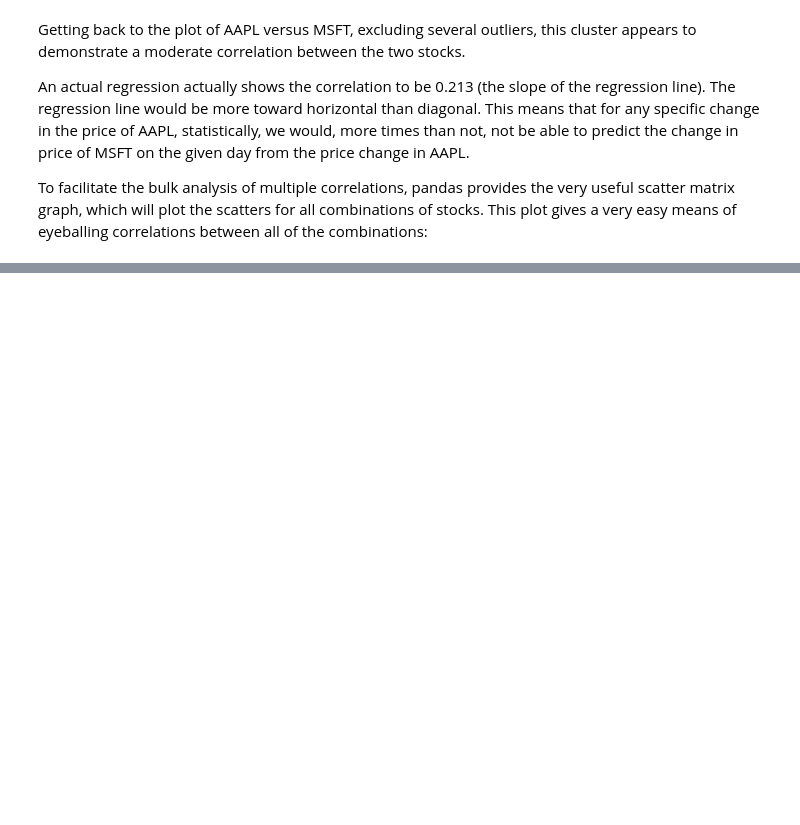
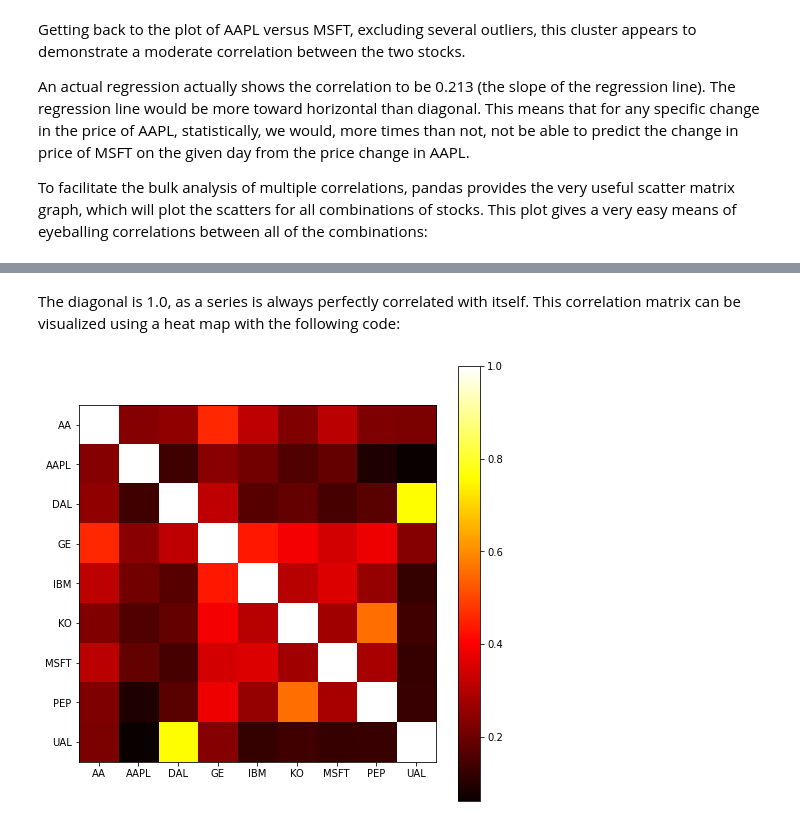
Before and after one commit to apkap83/Pandas_Notes, a Jupyter notebook: Learning_Pandas_Chapter_12 - Applications to Finance.ipynb, the cells around one changed output, grey strips where cells are left out. Cells and saved outputs as stored; diff of their text form; code cells hidden in the pictures; blank space fills up the shorter version.

```diff
--- a/Learning_Pandas_Chapter_12 - Applications to Finance.ipynb
+++ b/Learning_Pandas_Chapter_12 - Applications to Finance.ipynb
@@ -583,0 +612,5 @@ gives a very easy means of eyeballing correlations between all of the combinatio
+# %%
+# calculate the correlation between all the stocks relative
+# to daily percentage change
+corrs = daily_pc.corr()
+corrs
@@ -583,0 +631,12 @@ gives a very easy means of eyeballing correlations between all of the combinatio
+# %% [markdown]
+The diagonal is 1.0, as a series is always perfectly correlated with itself. This correlation
+matrix can be visualized using a heat map with the following code:
+# %%
+# plot a heatmap of the correlations
+plt.imshow(corrs, cmap='hot', interpolation='none')
+plt.colorbar()
+plt.xticks(range(len(corrs)), corrs.columns)
+plt.yticks(range(len(corrs)), corrs.columns)
+plt.gcf().set_size_inches(8,8)
+# %% [output]
+[figure, added]
```
Also changed, not shown: parts of 16 cells of this notebook.
